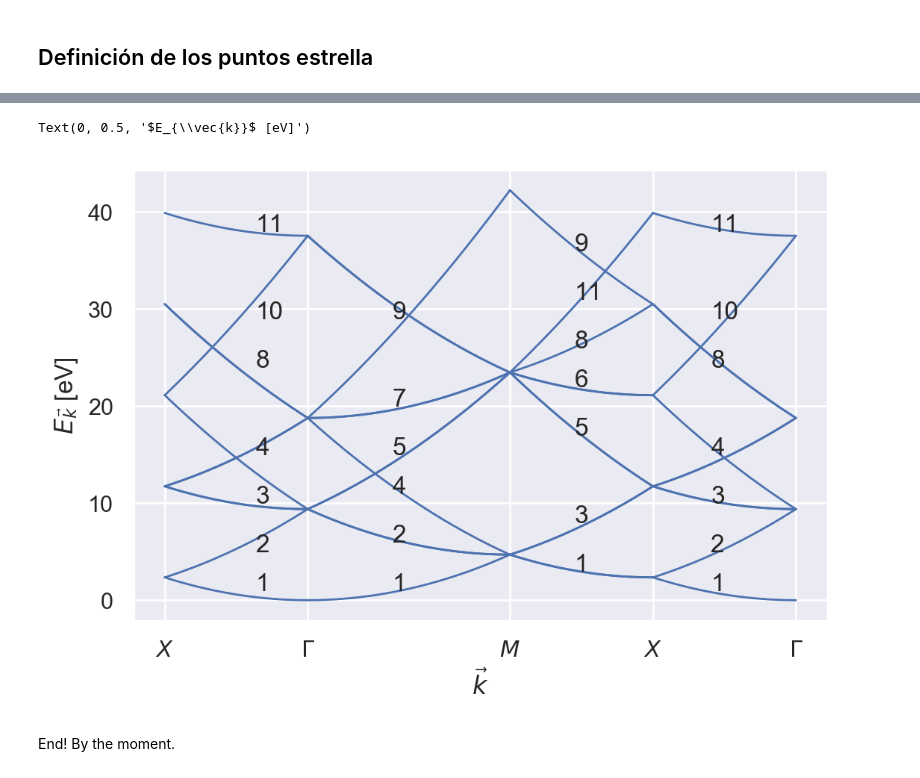
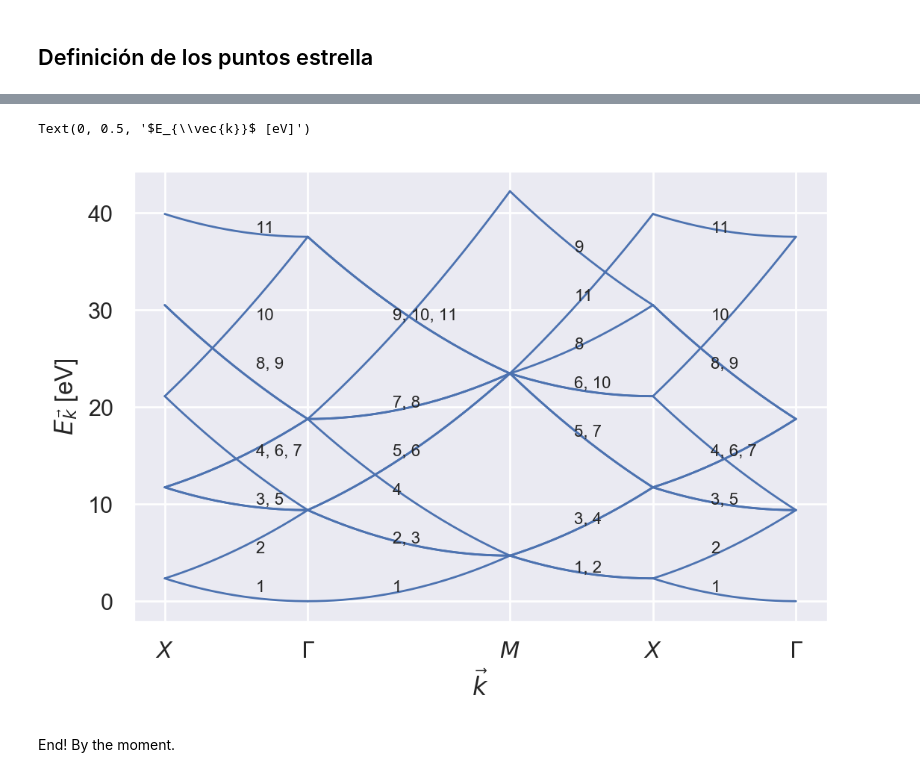
Before and after one commit to davidalejandromiranda/estadoSolido, a Jupyter notebook: S4_EnergiaCelda2D_ElectronLibre.ipynb, the cells around one changed output, grey strips where cells are left out. Saved outputs shown, nothing was run; the diff lists cells and outputs as text; code cells hidden in the pictures.

Commit message:
Update S4_EnergiaCelda2D_ElectronLibre.ipynb
Se mejoró la identificación del "aporte" de otras zonas a la primera zona de Brillouin.

```diff
--- a/S4_EnergiaCelda2D_ElectronLibre.ipynb
+++ b/S4_EnergiaCelda2D_ElectronLibre.ipynb
@@ -70,38 +70,46 @@ BZ = { # valores de m1 y m2 para la BZ -> (m1, m2)
     11:( 0, -2)
     }
 
-z_index = []
 xloc    = []
 xlabels = []
+BZ_labels = {}
 for zone in BZ.keys():
     m1 = BZ[zone][0]
     m2 = BZ[zone][1]
     Dk = 0
     for i in range(len(k_path)-1):
         k, E = energy(k_path[i], k_path[i+1], m1 = m1, m2 = m2)
         k += Dk
         plt.plot(k, E, 'b', lw = 1)
         Dk = k.max()
         #--- Posición y etiquetas para puntos estrella ---#
         if i < len(k_labels):
             if not k.min() in xloc:
                 xloc.append(k.min())
                 xlabels.append(k_labels[i])
             if not k.max() in xloc:
                 xloc.append(k.max())
                 xlabels.append(k_labels[i+1])
         #-------------------------------------------------#
         #----- Indentificación de zona de Brillouin ------#
         zi = (np.round(k.mean()), np.round(E[np.int16(E.size/2)]))
-        if not zi in z_index:
-            z_index.append(zi)
-            plt.text(zi[0], zi[1], zone)
+        this_zone = '%d' % zone
+        if not zi in BZ_labels.keys():
+            BZ_labels[zi] = this_zone
+        if not this_zone in BZ_labels[zi]:
+            BZ_labels[zi] += ', %d' % zone
         #-------------------------------------------------#
+#--- Agrega a la figura los identificadores de zonas BZ ---#
+for zi in BZ_labels.keys():
+    plt.text(zi[0], zi[1], BZ_labels[zi], fontsize=8)
+#----------------------------------------------------------#
+#--- Agrega etiquetas a los ejes ---#
 plt.xticks(xloc, xlabels)
 plt.xlabel(r'$\vec{k}$')
 plt.ylabel(r'$E_{\vec{k}}$ [eV]')
+#-----------------------------------#
 # %% [output]
 Text(0, 0.5, '$E_{\\vec{k}}$ [eV]')
-[figure, old version]
+[figure, new version]
 # %% [markdown]
 End! By the moment.
```
